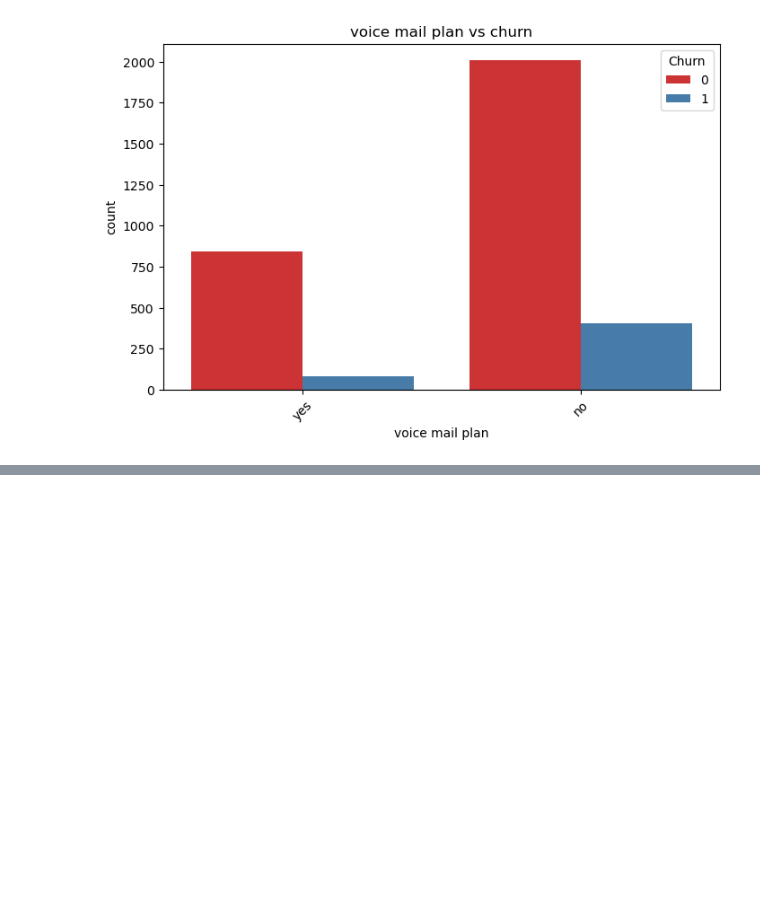
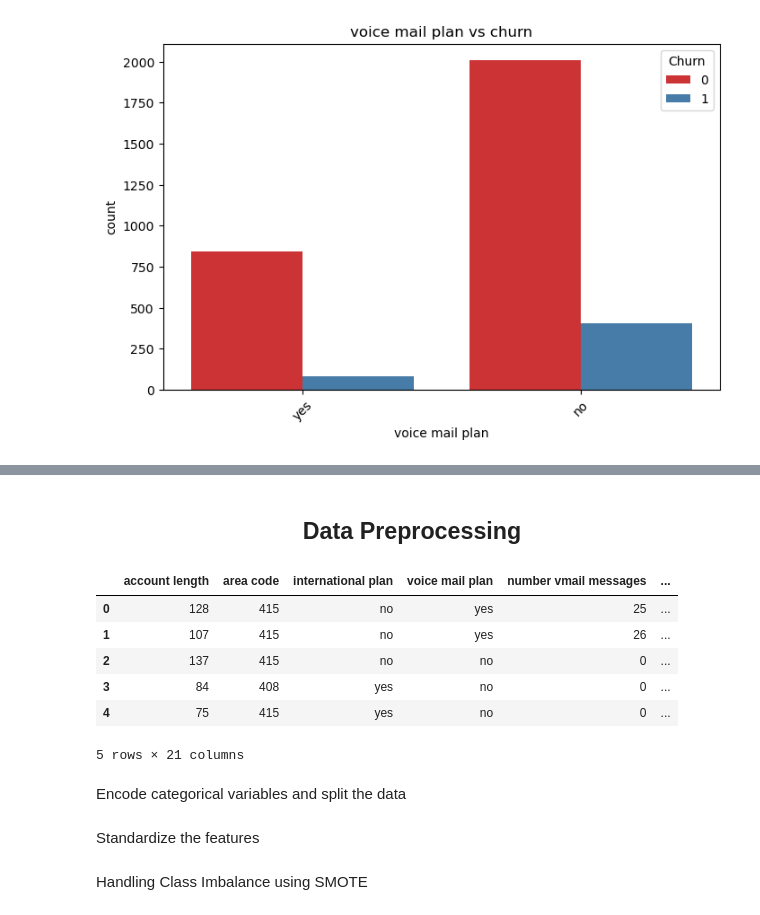
Before and after one commit to CKGaithuma/SyriaTel-Customer-Churn-ML-PROJECT, a Jupyter notebook: SyriaTel_Customer_Churn_EDA.ipynb, the cells around one changed output, grey strips where cells are left out. Saved outputs shown, nothing was run; the diff lists cells and outputs as text; code cells hidden in the pictures; blank space fills up the shorter version.

```diff
--- a/SyriaTel_Customer_Churn_EDA.ipynb
+++ b/SyriaTel_Customer_Churn_EDA.ipynb
@@ -201,0 +273,24 @@ for col in categorical_cols:
+# %% [markdown]
+<h2 style="text-align:center;">Data Preprocessing </h2>
+# %%
+# Remove irrelevant columns
+irrelevant_cols = ['state', 'phone number']  # Irrelevant columns
+data.drop(columns=irrelevant_cols, inplace=True)
+# %%
+# Feature Engineering
+# To create a new feature 'total_minutes' by summing up all the minutes (day, evening, night, and international)
+data['total_minutes'] = data['total day minutes'] + data['total eve minutes'] + data['total night minutes'] + data['total intl minutes']
+
+# The interaction between 'total_day_minutes' and 'customer_service_calls'
+data['interaction_minutes_calls'] = data['total day minutes'] * data['customer service calls']
+data.head()
+# %% [output]
+|  | account length | area code | international plan | voice mail plan | number vmail messages | ... |
+| 0 | 128 | 415 | no | yes | 25 | ... |
+| 1 | 107 | 415 | no | yes | 26 | ... |
+| 2 | 137 | 415 | no | no | 0 | ... |
+| 3 | 84 | 408 | yes | no | 0 | ... |
+| 4 | 75 | 415 | yes | no | 0 | ... |
+5 rows × 21 columns
+# %% [markdown]
+Encode categorical variables and split the data
@@ -201,0 +306,2 @@ for col in categorical_cols:
+# %% [markdown]
+Standardize the features
@@ -201,0 +312,2 @@ for col in categorical_cols:
+# %% [markdown]
+Handling Class Imbalance using SMOTE
```
Also changed, not shown: parts of 27 cells of this notebook.
